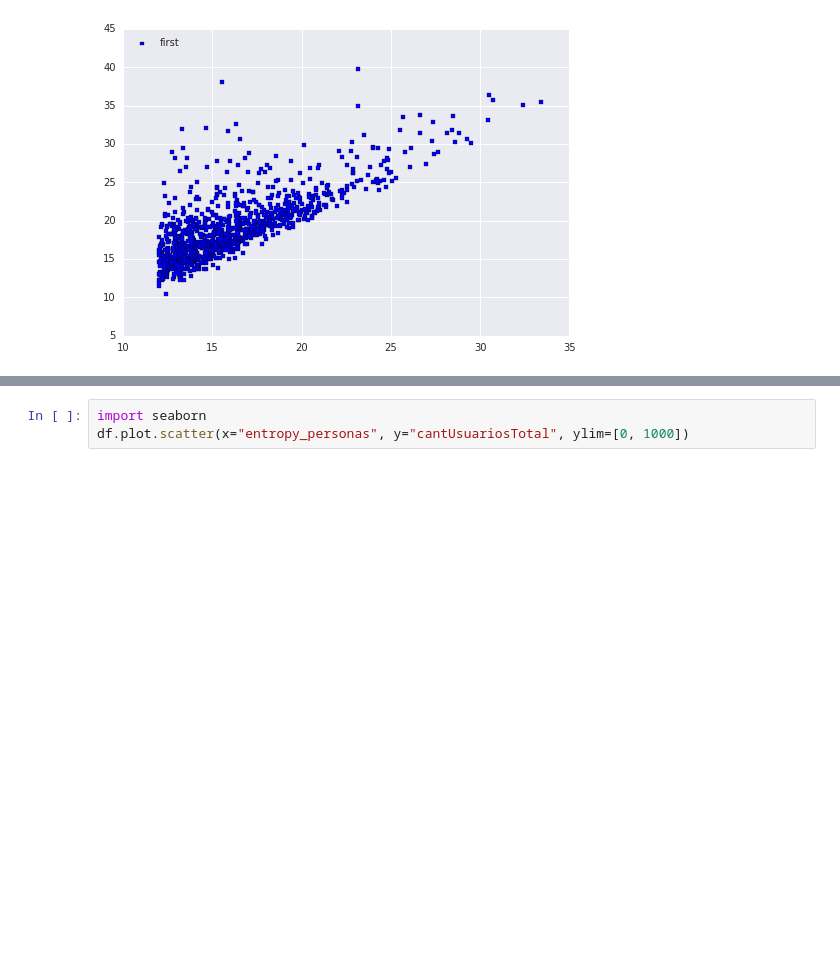
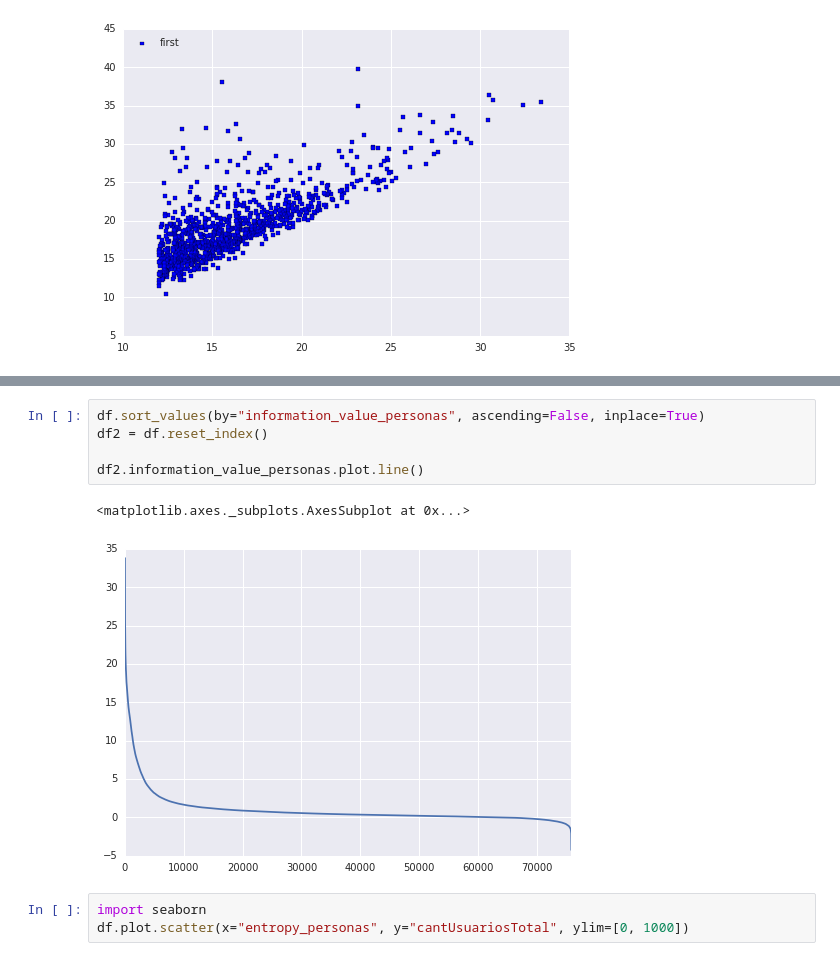
Before and after one commit to daleman/tesis, a Jupyter notebook: notebooks/info.ipynb, the cells around one changed output, grey strips where cells are left out. Saved outputs shown, nothing was run; the diff lists cells and outputs as text; blank space fills up the shorter version.

```diff
--- a/notebooks/info.ipynb
+++ b/notebooks/info.ipynb
@@ -121,3 +146,11 @@ resumed.iloc[:1000]
+# %%
+df.sort_values(by="information_value_personas", ascending=False, inplace=True)
+df2 = df.reset_index()
+
+df2.information_value_personas.plot.line()
+# %% [output]
+<matplotlib.axes._subplots.AxesSubplot at 0x...>
+[figure, added]
 # %%
 import seaborn
 df.plot.scatter(x="entropy_personas", y="cantUsuariosTotal", ylim=[0, 1000])
```
Also changed, not shown: parts of 8 cells of this notebook, 7 other files.
